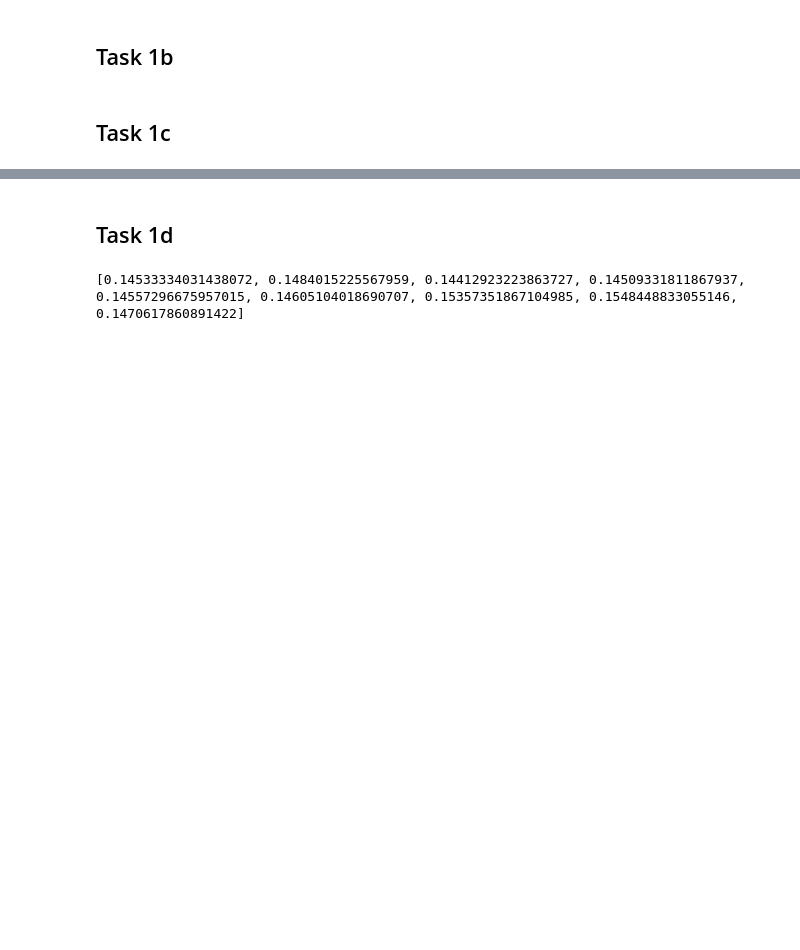
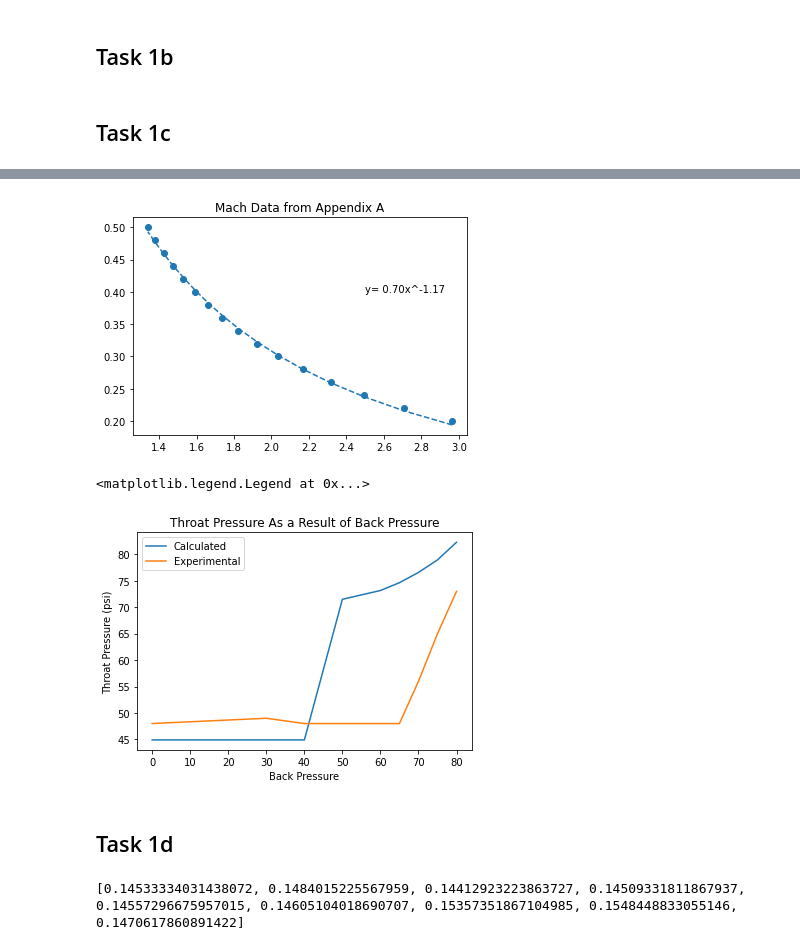
Before and after one commit to HarrisonStoelting/AeroLab, a Jupyter notebook: Lab2/Lab2_Calc.ipynb, the cells around one changed output, grey strips where cells are left out. Drawn from its saved outputs; the diff is of its cells as text; code cells hidden in the pictures; blank space fills up the shorter version.

```diff
--- a/Lab2/Lab2_Calc.ipynb
+++ b/Lab2/Lab2_Calc.ipynb
@@ -118,21 +119,21 @@ for i in range(9):
 #constants
 gamma = 1.4
 A_exit = np.pi*(0.2869/2)**2 #area of the nozzle at the exit, in^2
-A_star = np.pi*(0.2504/2)**2 #area of the throat, in^2
-A_ratio = A_exit/A_star #area ratio
+A_throat = np.pi*(0.2504/2)**2 #area of the throat, in^2
+A_ratio = A_exit/A_throat #area ratio
 
 #The A_ratio is equal to A/A*. Using Appendix A of "Fundamentals of Aerodynamics" By John D. Anderson the subsonic
 #and sonic M numbers are determined by interpolating the data for our given A ratio
-M_sub = 0.514
-M_sonic = 1.673 #the sonic M number not used since at the throat in sonic conditions M=1 due to choking
+# M_sub = 0.514
+# M_sonic = 1.673 #the sonic M number not used since at the throat in sonic conditions M=1 due to choking
 
-#finding the pressure of the subsonic throat using the equation p/pt = (1 + (gamma-1)/2 * M**2)^(-gamma / (gamma-1))
-#pt is the total pressure with p being the throat pressure
-p_throat_subsonic = 85*(1 + (gamma-1)/2 * M_sub**2)**(-gamma / (gamma-1))
-p_throat_sonic = 85*(1 + (gamma-1)/2 * 1**2)**(-gamma / (gamma-1))
+# #finding the pressure of the subsonic throat using the equation p/pt = (1 + (gamma-1)/2 * M**2)^(-gamma / (gamma-1))
+# #pt is the total pressure with p being the throat pressure
+# # p_throat_subsonic = 85*(1 + (gamma-1)/2 * M_sub**2)**(-gamma / (gamma-1))
+# # p_throat_sonic = 85*(1 + (gamma-1)/2 * 1**2)**(-gamma / (gamma-1))
 
-print("Subsonic Pressure: {:.2f} psi".format(p_throat_subsonic))
-print("Sonic Throat Pressure: {:.2f} psi".format(p_throat_sonic))
+# # print("Subsonic Pressure: {:.2f} psi".format(p_throat_subsonic))
+# # print("Sonic Throat Pressure: {:.2f} psi".format(p_throat_sonic))
 
 
 #### REWORKING ####
@@ -140,13 +141,60 @@ print("Sonic Throat Pressure: {:.2f} psi".format(p_throat_sonic))
 p_crit = p_t * (2/(gamma+1))**(gamma/(gamma-1)) #critical back pressure for supersonic flow
 
 #determining which tests were supersonic
-for i in range(8):
+A_t_ratio = []
+p_throat_calc = []
+for i in range(9):
     if full_data.iloc[2, i+1] >= p_crit: #back pressures greater than p_crit are not sonic
         p_e = exit_pressures[i] #getting the experimental exit pressure
         M_e = np.sqrt((2/(gamma-1))*(np.power(p_t/p_e, (1/(gamma/(gamma-1)))) - 1)) #finding mach @ exit
-        A_ratio_crit = (1/M_e) * ((2/(gamma+1)) * (1 + (gamma-1)/2 * M_e**2))**((gamma+1)/(2*(gamma-1))) #finding exit critical ratio (Ae/A*)
+        A_ratio_critical = (1/M_e) * ((2/(gamma+1)) * (1 + (gamma-1)/2 * M_e**2))**((gamma+1)/(2*(gamma-1))) #finding exit critical ratio (Ae/A*)
+        #("Test {} is not sonic, with an exit Mach of {:.2f} \n Critical Area Ratio is: {}".format(i+1, M_e, A_ratio_critical))
+        A_ratio_tstar = A_ratio*A_ratio_critical #gives the ratio of area throat over critical area At/A*
+        #print("Throat Area Ratio (At/A*) for test {}: {:.3f}".format(i+1, A_ratio_tstar))
+        A_t_ratio.append(A_ratio_tstar)
 
-        print(A_ratio)
     else:
         p_throat_sonic = 85*(1 + (gamma-1)/2 * 1**2)**(-gamma / (gamma-1)) #if p_b > p_crit mach @ throat = 1
+        #print("Test {} is sonic at throat, therefore the throat pressure is: {:.2f} psi".format(i+1, p_throat_sonic))
+        p_throat_calc.append(p_throat_sonic)
+
+print(p_throat_sonic)
+#with the area ratios printed, using John D. Anderson's "Fundamentals of Aerodynamics" the Mach number for the calculated area
+#can be determined. Appendix A holds the charts (only the subsonic value for the given A/A*).
+M_ref = [0.2, 0.22, 0.24, 0.26, 0.28, 0.3, 0.32, 0.34, 0.36, 0.38, 0.4, 0.42, 0.44, 0.46, 0.48, 0.5]
+A_ratio_ref = [2.964, 2.708, 2.496, 2.317, 2.166, 2.035, 1.922, 1.823, 1.736, 1.659, 1.59, 1.529, 1.474, 1.425, 1.38, 1.34]
+
+#want to do a power line of best fit
+def f(x, a, b):
+    return a*x**b
+
+#finding the line of best fit
+popt, pcov = curve_fit(f, A_ratio_ref, M_ref)
+a = popt[0]
+b = popt[1]
+
+#plotting the data and line of best fit to verify good fit
+plt.scatter(A_ratio_ref, M_ref)
+plt.plot(A_ratio_ref, f(A_ratio_ref, *popt), '--')
+plt.text(2.5, 0.4, "y= {:.2f}x^{:.2f}".format(a, b))
+plt.title("Mach Data from Appendix A")
+plt.show()
+
+#finding throat Mach then pressure at throat with the best fit values
+for i in range(len(A_t_ratio)):
+    M_t = a*A_t_ratio[i]**b
+    p_throat = 85*(1 + (gamma-1)/2 * M_t**2)**(-gamma / (gamma-1))
+    p_throat_calc.append(p_throat)
+
+p_throat_experiment = []
+for i in range(9): #throat position is at 9
+    p_throat_e = full_data.iloc[14, i+1]
+    p_throat_experiment.append(p_throat_e)
+
+plt.plot(back_pressures, p_throat_calc) #plotting the calculated throat pressure
+plt.plot(back_pressures, p_throat_experiment) #plotting experimental data
+plt.xlabel("Back Pressure")
+plt.ylabel("Throat Pressure (psi)")
+plt.title("Throat Pressure As a Result of Back Pressure")
+plt.legend(["Calculated", "Experimental"])
 # %% [output]
@@ -160,3 +202,6 @@ Sonic Throat Pressure: 44.90 psi
+[figure, added]
+<matplotlib.legend.Legend at 0x...>
+[figure, added]
 # %% [markdown]
 ## Task 1d
 # %%
```
Also changed, not shown: parts of 2 cells of this notebook.
